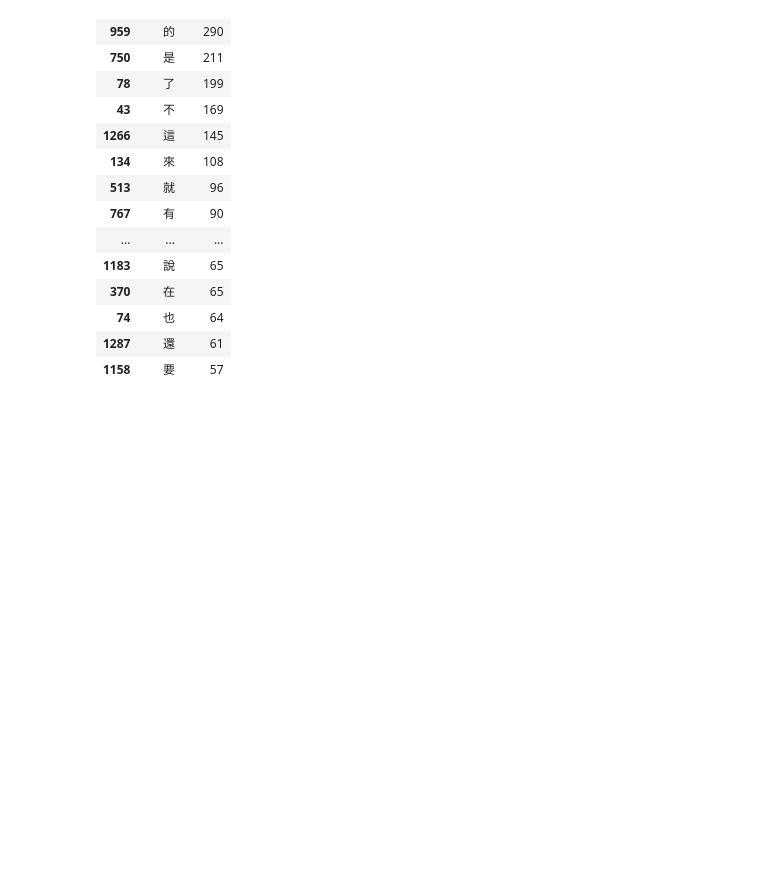
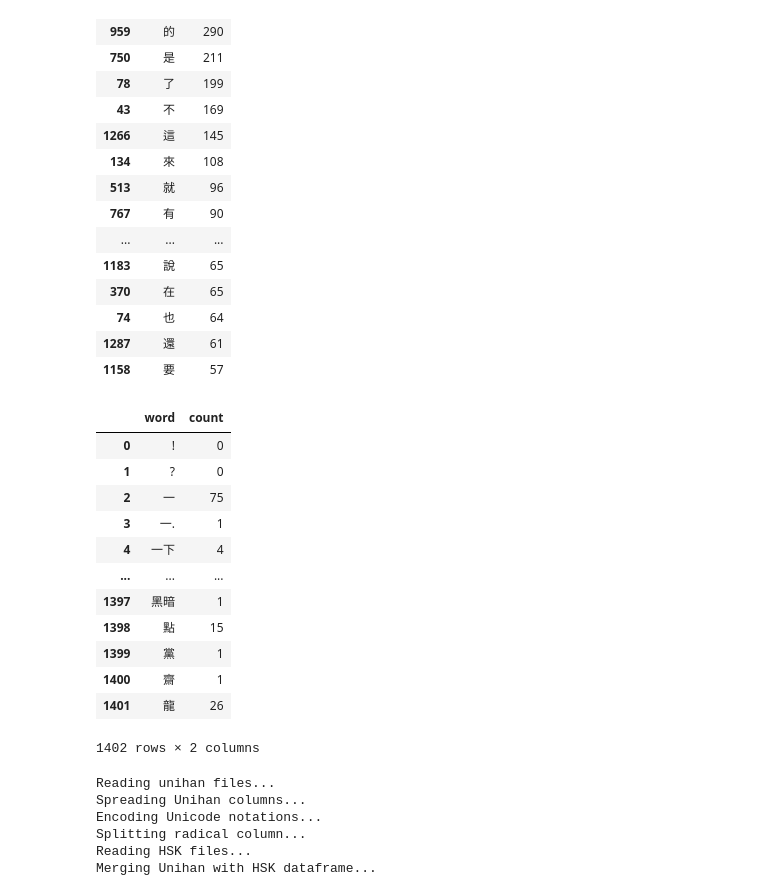
Before and after one commit to ptrstn/technikum-big-data, a Jupyter notebook: notebooks/subtitle_segmentation.ipynb, the cells around one changed output. Saved outputs shown, nothing was run; the diff lists cells and outputs as text; code cells hidden in the pictures; blank space fills up the shorter version.

```diff
--- a/notebooks/subtitle_segmentation.ipynb
+++ b/notebooks/subtitle_segmentation.ipynb
@@ -75,3 +77,30 @@ df.sort_values("count", ascending=False).head(20)
 | 74 | 也 | 64 |
 | 1287 | 還 | 61 |
 | 1158 | 要 | 57 |
+# %%
+df
+# %% [output]
+|  | word | count |
+| 0 | ! | 0 |
+| 1 | ? | 0 |
+| 2 | 一 | 75 |
+| 3 | 一. | 1 |
+| 4 | 一下 | 4 |
+| ... | ... | ... |
+| 1397 | 黑暗 | 1 |
+| 1398 | 點 | 15 |
+| 1399 | 黨 | 1 |
+| 1400 | 齋 | 1 |
+| 1401 | 龍 | 26 |
+1402 rows × 2 columns
+# %%
+import bigchina
+
+unihan = bigchina.load_data()
+# %% [output]
+Reading unihan files...
+Spreading Unihan columns...
+Encoding Unicode notations...
+Splitting radical column...
+Reading HSK files...
+Merging Unihan with HSK dataframe...
```
Also changed, not shown: parts of 5 cells of this notebook, 2 other files.
